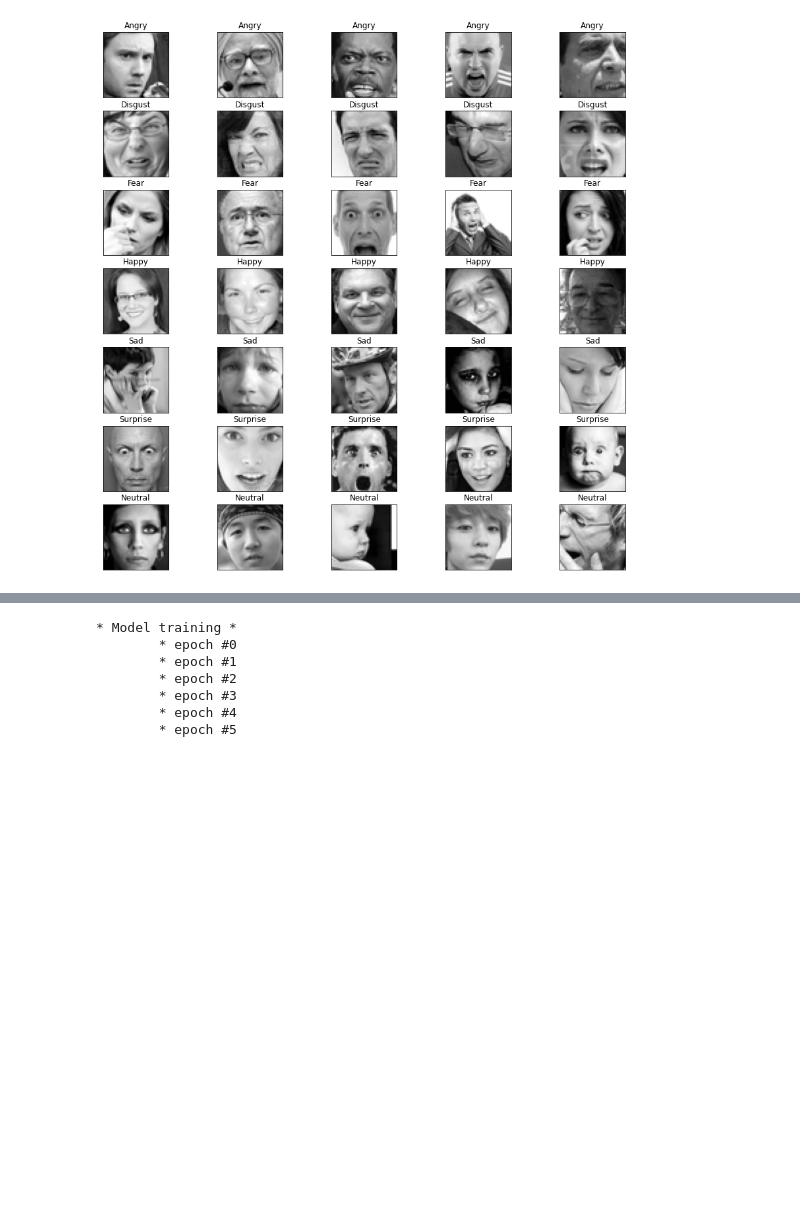
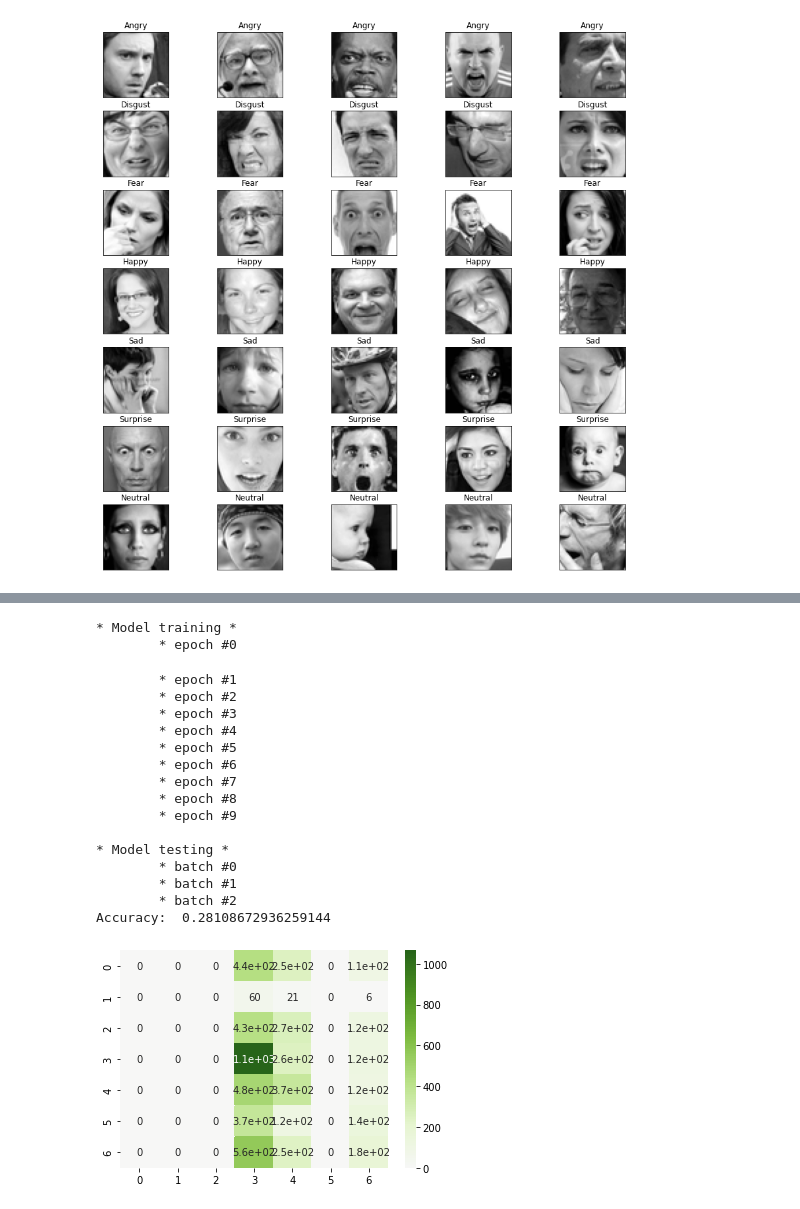
Before and after one commit to Stanislav-3/EmotionsClassifier, a Jupyter notebook: EmotionsClassifier.ipynb, the cells around one changed output, grey strips where cells are left out. Saved outputs shown, nothing was run; the diff lists cells and outputs as text; code cells hidden in the pictures; blank space fills up the shorter version.

```diff
--- a/EmotionsClassifier.ipynb
+++ b/EmotionsClassifier.ipynb
@@ -317,10 +321,21 @@ def run_pipeline(
 # %%
-run_pipeline(X, y, epochs=10)
+run_pipeline(X, y, model=models.googlenet(pretrained=True), epochs=10)
 # %% [output]
 * Model training *
         * epoch #0
-        * epoch #1
-        * epoch #2
-        * epoch #3
-        * epoch #4
-        * epoch #5
+        * epoch #1
+        * epoch #2
+        * epoch #3
+        * epoch #4
+        * epoch #5
+        * epoch #6
+        * epoch #7
+        * epoch #8
+        * epoch #9
+
+* Model testing *
+        * batch #0
+        * batch #1
+        * batch #2
+Accuracy:  0.28108672936259144
+[figure, added]
```
Also changed, not shown: parts of 15 cells of this notebook.
